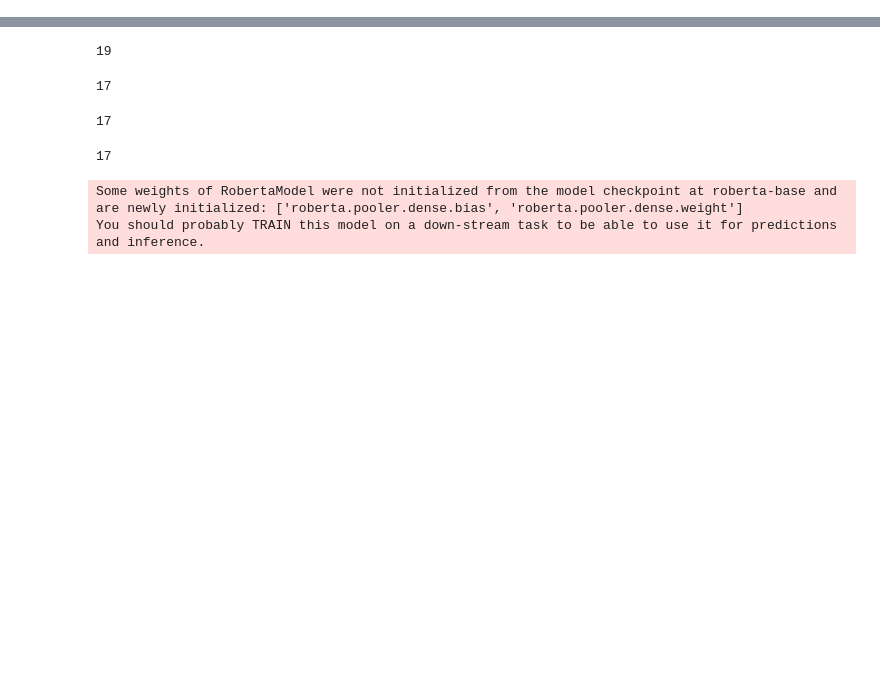
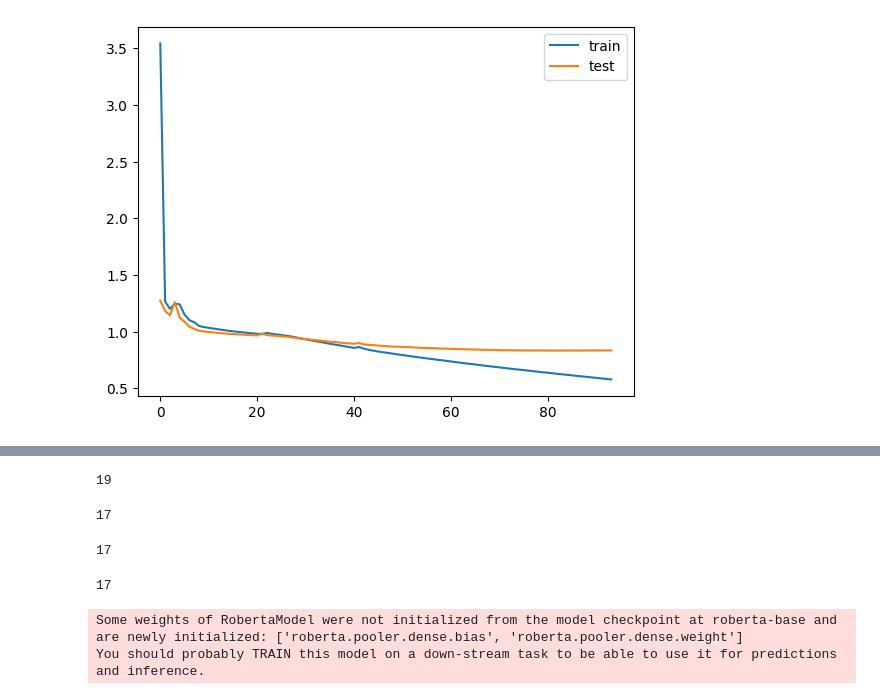
Before and after one commit to trehansalil/Py_Projects, a Jupyter notebook: News_Summarization/experiment.ipynb, the cells around one changed output, grey strips where cells are left out. Cells and saved outputs as stored; diff of their text form; code cells hidden in the pictures; blank space fills up the shorter version.

```diff
--- a/News_Summarization/experiment.ipynb
+++ b/News_Summarization/experiment.ipynb
@@ -121,0 +383,16 @@ df.drop(columns=['inshorts_url', 'author', 'created_at', 'updated_at',
+# %%
+y_tokenizer = Tokenizer(num_words = y_train_total_cnt-y_train_cnt)
+y_tokenizer.fit_on_texts(list(y_train))
+
+# Convert text sequence to integer sequence
+y_tr_seq = y_tokenizer.texts_to_sequences(y_train)
+y_val_seq = y_tokenizer.texts_to_sequences(y_valid)
+
+# pad zero upto maximum length
+y_tr = pad_sequences(y_tr_seq, maxlen = config['max_text_len'],padding='post')
+y_val = pad_sequences(y_val_seq, maxlen = config['max_text_len'],padding='post')
+
+# Size of the vocab (+1 for padding)
+y_voc = y_tokenizer.num_words +1
+
+print('vocabulary size: ',y_voc)
@@ -121,0 +465,21 @@ df.drop(columns=['inshorts_url', 'author', 'created_at', 'updated_at',
+# %%
+model.compile(optimizer='adam',loss = 'sparse_categorical_crossentropy', metrics=['accuracy'])
+
+model_name = './model.h5'
+
+save_model = tf.keras.callbacks.ModelCheckpoint(filepath=model_name,
+                                                save_weights_only=True,
+                                                save_best_only=True,
+                                                verbose=1)
+# Eralystopping
+es = EarlyStopping(monitor='val_loss', mode='min', verbose=1, patience=10)
+# %%
+history = model.fit(
+    [x_tr,y_tr[:, :-1]],
+    y_tr.reshape(y_tr.shape[0],y_tr.shape[1],1)[:, 1:],
+    epochs =500,
+    callbacks = [es, save_model],
+    batch_size = 512,
+    validation_data = ([x_val,y_val[:, :-1]],
+                       y_val.reshape(y_val.shape[0],y_val.shape[1],1)[:, 1:])
+                    )
@@ -121,0 +504,9 @@ df.drop(columns=['inshorts_url', 'author', 'created_at', 'updated_at',
+# %%
+from matplotlib import pyplot
+
+pyplot.plot(history.history['loss'], label='train')
+pyplot.plot(history.history['val_loss'],label='test')
+pyplot.legend()
+pyplot.show()
+# %% [output]
+[figure, added]
```
Also changed, not shown: parts of 32 cells of this notebook.
